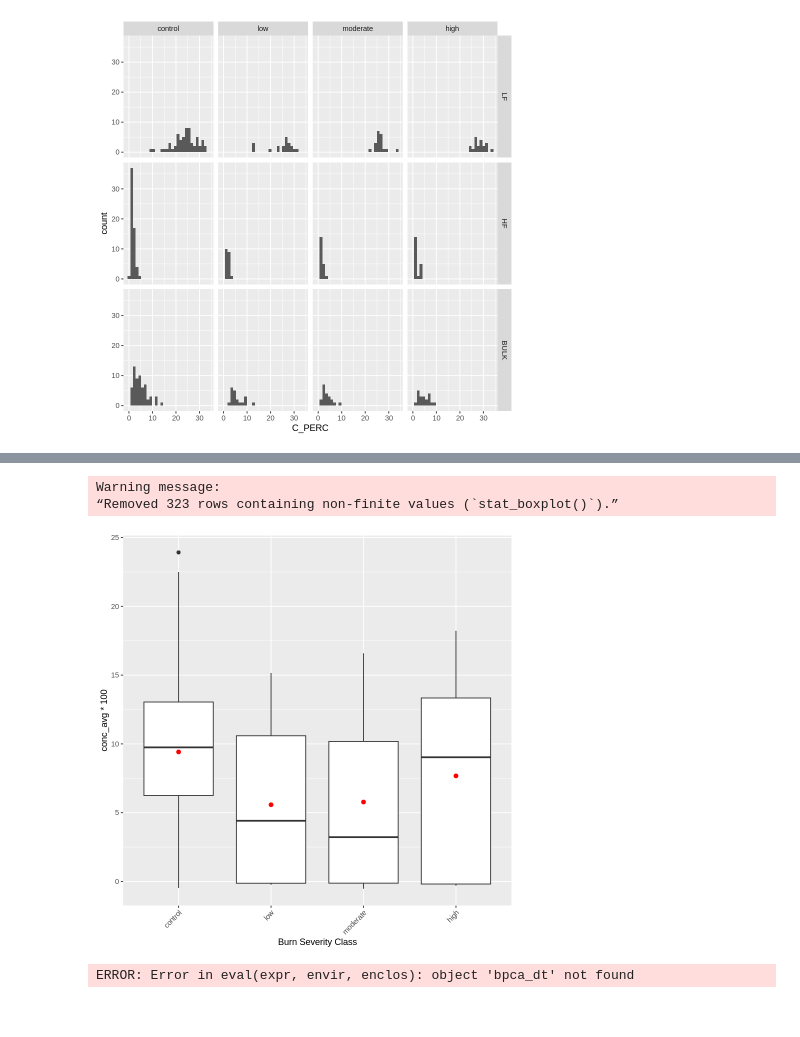
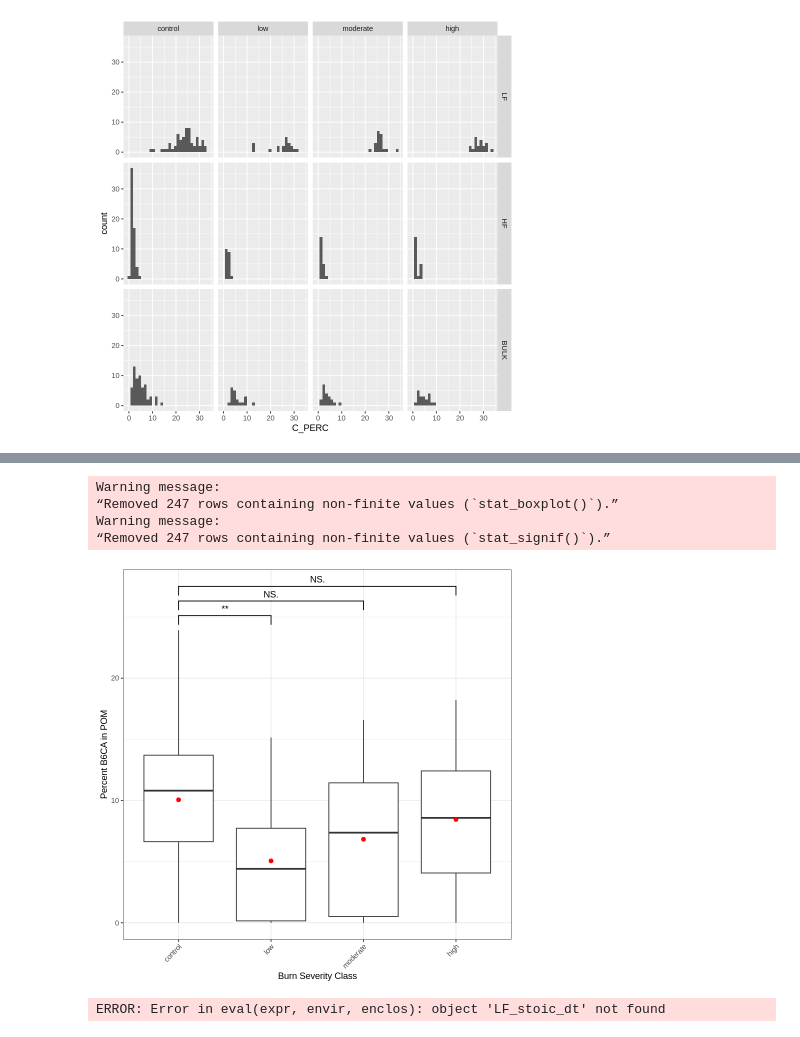
Before and after one commit to hayleypc/BPCA_HFF, a Jupyter notebook: BPCA_analysis_plotting.ipynb, the cells around one changed output, grey strips where cells are left out. Drawn from its saved outputs; the diff is of its cells as text; code cells hidden in the pictures.

```diff
--- a/BPCA_analysis_plotting.ipynb
+++ b/BPCA_analysis_plotting.ipynb
@@ -148,42 +475,25 @@ Warning message:
 # %%
-means_data <- LF_stoic_dt[!is.na(burn_severity) & burn_severity != 'blank' & Depth != '10-30 cm',
-                          .(mean_conc = mean(conc_avg, na.rm = TRUE)*100),
-                          by = .(burn_severity)]
+means_data <- analysis_full_bpca_exp_dt[ ,
+                          .(CONC_MEAN = mean(CONC_MEAN, na.rm = TRUE)*100),
+                          by = .(BURN_SEVERITY)]
 
-ggplot(LF_stoic_dt, aes(x = burn_severity, y = conc_avg*100)) +
+analysis_full_bpca_exp_dt %>%
+ggplot( aes(x = BURN_SEVERITY, y = CONC_MEAN*100)) +
     geom_boxplot( ) +
-    geom_point(data = means_data, aes(y = mean_conc), color = "red", size = 2) +
-    # facet_grid(.~.) +
-    # ylim(0,1000000)+
+    geom_point(data = means_data, aes(y = CONC_MEAN), color = "red", size = 2) +
+    ylab('Percent B6CA in POM') +
+    geom_signif(aes(),comparisons = list(c(1,2),c(1,3),c(1,4)),
+            map_signif_level=TRUE,step_increase=.05) +
+    theme_bw()+
     xlab('Burn Severity Class') +
         theme(axis.text.x = element_text(angle = 45, hjust=1))
 # %% [output]
 Warning message:
-“Removed 323 rows containing non-finite values (`stat_boxplot()`).”
+“Removed 247 rows containing non-finite values (`stat_boxplot()`).”
+Warning message:
+“Removed 247 rows containing non-finite values (`stat_signif()`).”
-[figure, old version]
+[figure, new version]
-# %%
-bpca_dt[!is.na(`Burn_severity`) &
-        Burn_severity != 'blank'  &
-        Depth != '10-30' ] %>%
-
-ggplot(aes(x = factor(Burn_severity,
-        level=c('control', 'low', 'moderate','high')),
-        y = conc_mean)) +
-    geom_boxplot( ) +
-    geom_point()+
-    # geom_smooth(method = 'lm')+
-    # facet_grid(.~.) +
-    #  ylim(0,10000000)+
-#   geom_smooth(method = 'lm')+
-    xlab('Burn Severity Class') +
-        theme(axis.text.x = element_text(angle = 45, hjust=1))
-# %% [output]
-ERROR: Error in eval(expr, envir, enclos): object 'bpca_dt' not found
 # %%
-
-LF_stoic_dt[,Depth := factor(Depth, levels = c('0-5','5-10','10-20','20-30'))]
-LF_stoic_dt[,conc_avg := mean(c(conc_216,conc_240),na.rm=T),by=1:nrow(LF_stoic_dt)]
-
 
 
 LF_stoic_dt[!is.na(Depth)][,list(conc_avg = mean(conc_avg,na.rm=T)),by=.(site,burn_severity)] %>%
@@ -192,3 +502,5 @@ ggplot(aes(y=conc_avg,x=burn_severity))+
             map_signif_level=TRUE,step_increase=.05) +
     geom_boxplot(aes(group=burn_severity))
     # facet_wrap(.~.)
+# %% [output]
+ERROR: Error in eval(expr, envir, enclos): object 'LF_stoic_dt' not found
```
Also changed, not shown: parts of 29 cells of this notebook.
